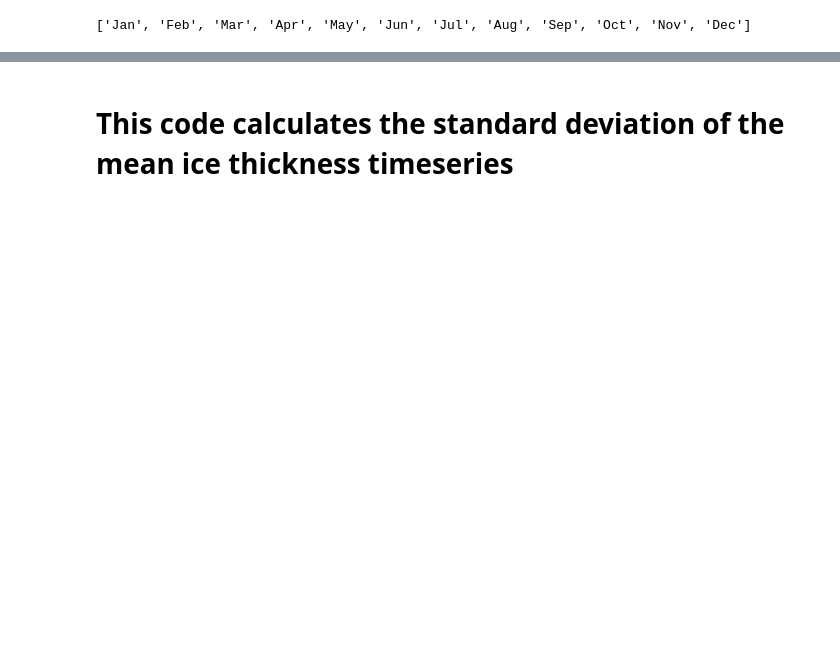
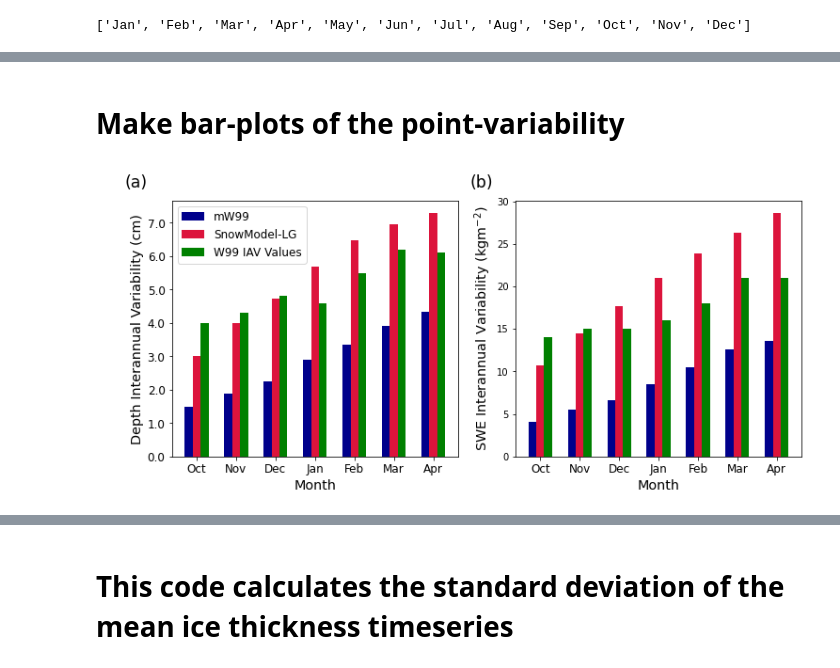
Before and after one commit to robbiemallett/SnowModel-LG_SIT_Impacts, a Jupyter notebook: SM_Climatology.ipynb, the cells around one changed output, grey strips where cells are left out. Drawn from its saved outputs; the diff is of its cells as text; code cells hidden in the pictures; blank space fills up the shorter version.

```diff
--- a/SM_Climatology.ipynb
+++ b/SM_Climatology.ipynb
@@ -88,0 +215,67 @@ def cleaner(no_nans, nans):
+# %% [markdown]
+# Make bar-plots of the point-variability
+# %%
+def ew_mean(list_of_arrays):
+    ave_vars = []
+
+    for i in list_of_arrays:
+        ave_vars.append(np.nanmean(i))
+
+    return(ave_vars)
+
+# Plotter
+
+fig, (ax1, ax2) = plt.subplots(1,2,figsize=(12,5))
+
+x = np.array(range(7))
+
+########################################################
+
+ax1.bar(x-0.2, ew_mean(band_maps['depth']['mw99'])[:-1], width=0.2, color='darkblue', align='center',label='mW99')
+ax1.bar(x, ew_mean(band_maps['depth']['snowmodel'])[:-1], width=0.2, color='crimson', align='center',label='SnowModel-LG')
+ax1.bar(x+0.2, W99_IAV['depth'], width=0.2, color='g', align='center',label='W99 IAV Values')
+
+ax1.set_xticks(ticks=[0,1,2,3,4,5,6])
+ax1.set_xticklabels(["Oct","Nov","Dec","Jan","Feb","Mar","Apr"],fontsize='large')
+ax1.set_yticks(ticks = np.linspace(0,0.07,8))
+ax1.set_yticklabels(np.around(np.linspace(0,0.07,8)*100, decimals=0), fontsize = 'large')
+
+ax1.legend(fontsize='large')
+
+ax1.set_xlabel('Month', fontsize = 'x-large')
+ax1.set_ylabel('Depth Interannual Variability (cm)', fontsize = 'x-large')
+
+#########################################################
+
+ax2.bar(x-0.2, ew_mean(band_maps['SWE']['mw99'])[:-1], width=0.2, color='darkblue', align='center',label='mW99')
+ax2.bar(x, ew_mean(band_maps['SWE']['snowmodel'])[:-1], width=0.2, color='crimson', align='center',label='SnowModel-LG')
+ax2.bar(x+0.2, W99_IAV['SWE'], width=0.2, color='g', align='center',label='W99 IAV Values')
+
+ax2.set_xticks(ticks=[0,1,2,3,4,5,6])
+ax2.set_xticklabels(["Oct","Nov","Dec","Jan","Feb","Mar","Apr"],fontsize='large')
+# ax2.set_yticks(ticks = np.linspace(0,0.07,8))
+# ax2.set_yticklabels(np.around(np.linspace(0,0.07,8)*100, decimals=0),
+#            fontsize = 'large')
+
+# plt.legend(fontsize='large')
+
+ax2.set_xlabel('Month', fontsize = 'x-large')
+ax2.set_ylabel(r'SWE Interannual Variability (kgm$^{-2}$)', fontsize = 'x-large')
+
+plt.annotate("(a)",
+             xy = (0.04,0.93),
+             xycoords="figure fraction",
+             fontsize="xx-large",
+             ha='left')
+
+plt.annotate("(b)",
+             xy = (0.525,0.93),
+             xycoords="figure fraction",
+             fontsize="xx-large",
+             ha='left')
+
+plt.savefig(f'{dir_to_save}/Figures/IAV_bar_plot.png', dpi=450,bbox_inches='tight')
+
+plt.show()
+# %% [output]
+[figure, added]
```
Also changed, not shown: parts of 28 cells of this notebook, 4 other files.
